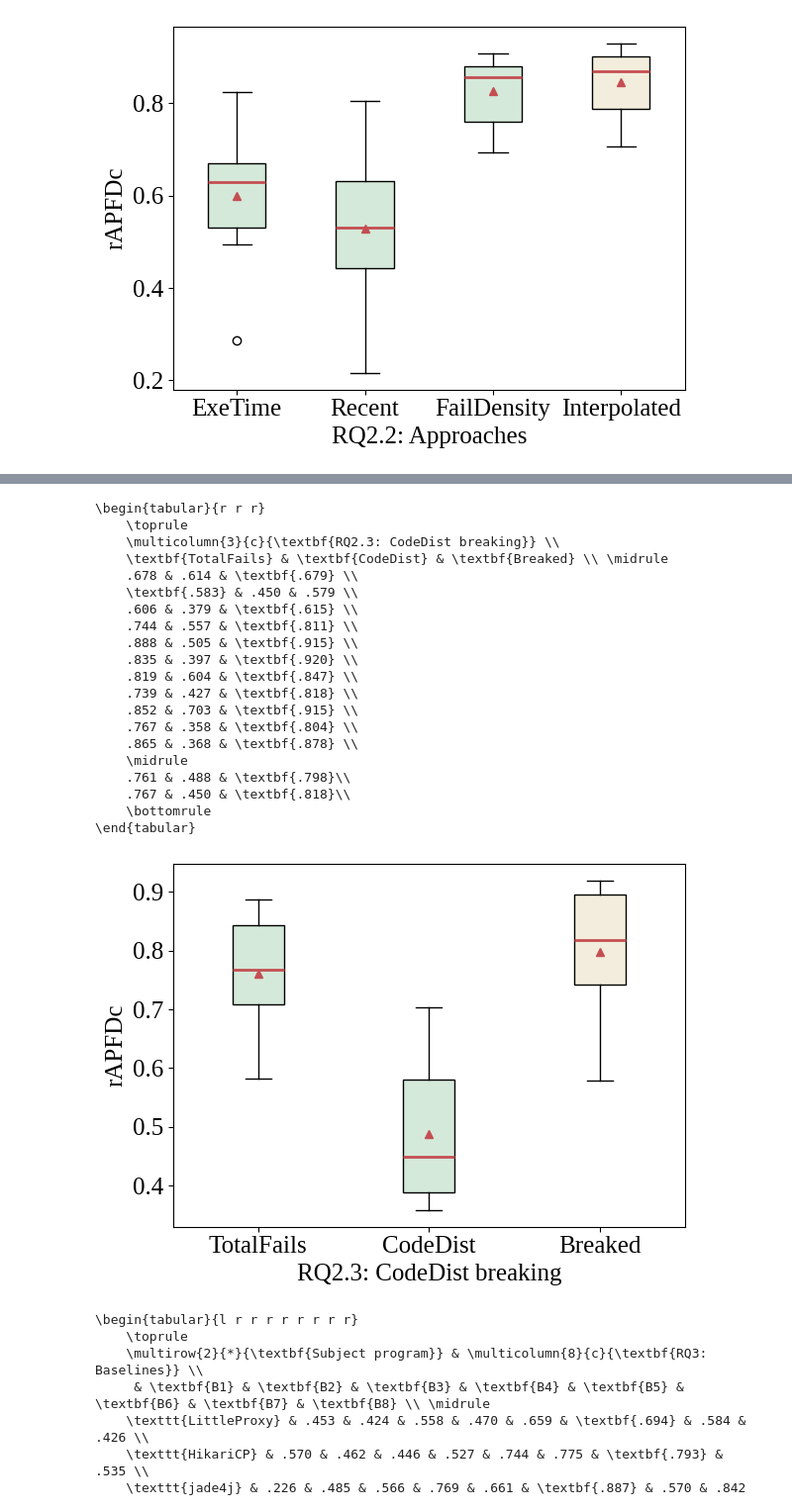
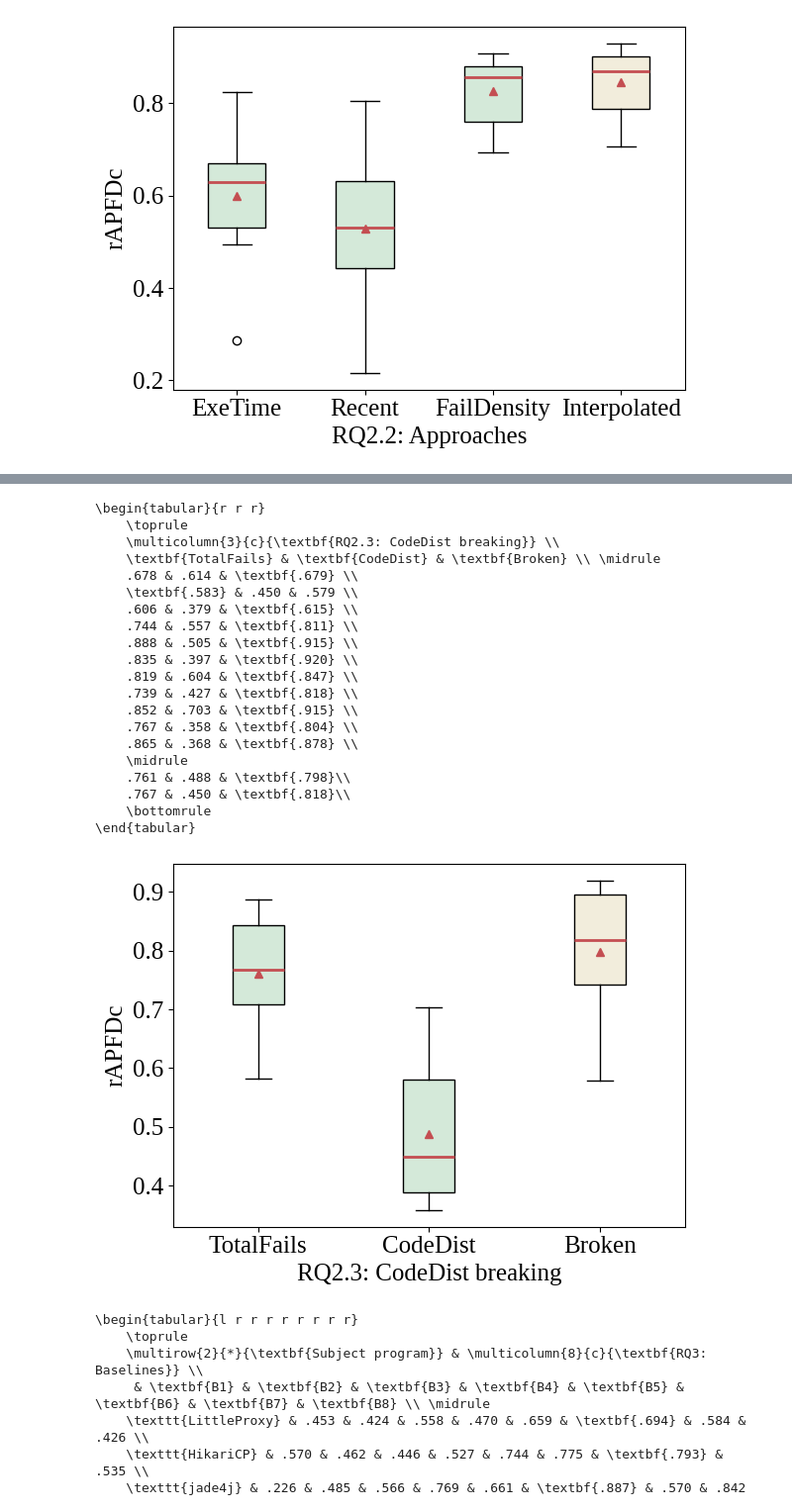
Before and after one commit to LechMadeyski/MSc25TomaszChojnacki, a Jupyter notebook: figures/figures.ipynb, the cells around one changed output, grey strips where cells are left out. Shown at 99% size. Saved outputs shown, nothing was run; the diff lists cells and outputs as text; code cells hidden in the pictures.

```diff
--- a/figures/figures.ipynb
+++ b/figures/figures.ipynb
@@ -330,36 +330,36 @@ rq(
 # %%
 rq(
     input="rq23",
     output="rq23-code",
     ais=[0, 2, 4],
     ylabel="rAPFDc",
     xlabel="RQ2.3: CodeDist breaking",
-    tlabel=["TotalFails", "CodeDist", "Breaked"],
+    tlabel=["TotalFails", "CodeDist", "Broken"],
     baseline=2,
     subsequent=True
 )
 # %% [output]
 \begin{tabular}{r r r}
     \toprule
     \multicolumn{3}{c}{\textbf{RQ2.3: CodeDist breaking}} \\
-    \textbf{TotalFails} & \textbf{CodeDist} & \textbf{Breaked} \\ \midrule
+    \textbf{TotalFails} & \textbf{CodeDist} & \textbf{Broken} \\ \midrule
     .678 & .614 & \textbf{.679} \\
     \textbf{.583} & .450 & .579 \\
     .606 & .379 & \textbf{.615} \\
     .744 & .557 & \textbf{.811} \\
     .888 & .505 & \textbf{.915} \\
     .835 & .397 & \textbf{.920} \\
     .819 & .604 & \textbf{.847} \\
     .739 & .427 & \textbf{.818} \\
     .852 & .703 & \textbf{.915} \\
     .767 & .358 & \textbf{.804} \\
     .865 & .368 & \textbf{.878} \\
     \midrule
     .761 & .488 & \textbf{.798}\\
     .767 & .450 & \textbf{.818}\\
     \bottomrule
 \end{tabular}
-[figure, old version]
+[figure, new version]
 # %%
 rq(
     input="rq3-base",
```
Also changed, not shown: parts of 1 cell of this notebook, 9 other files.
